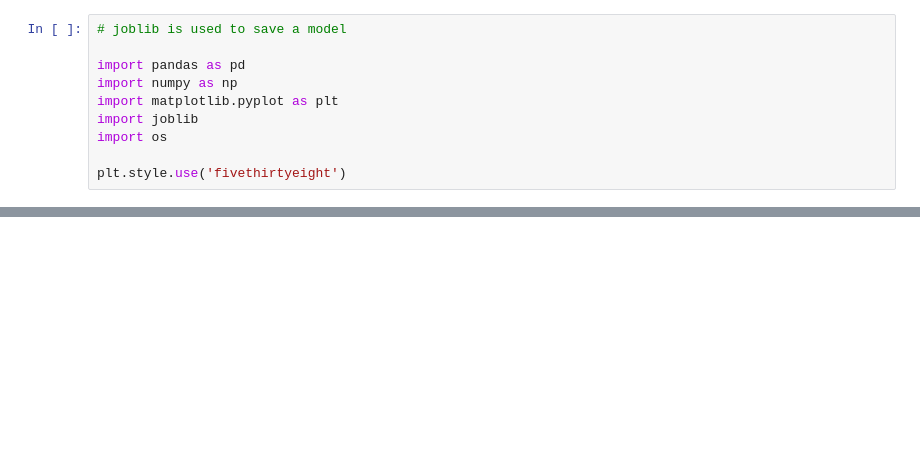
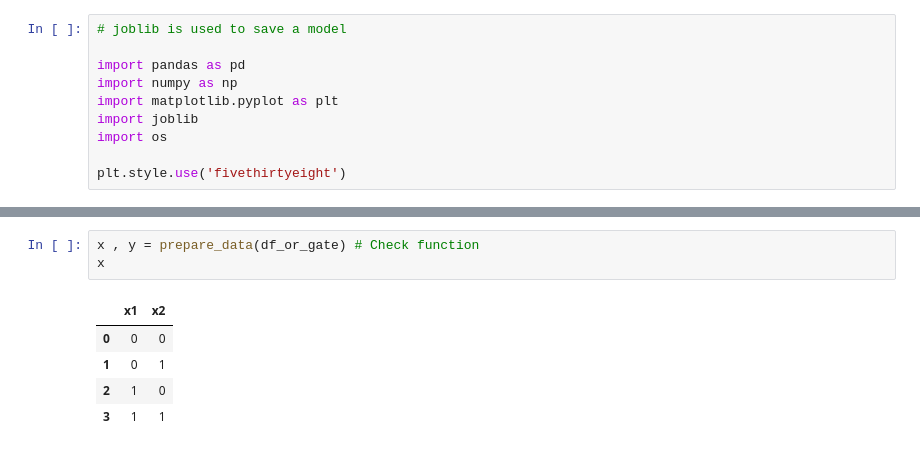
Before and after one commit to harshpaseriya/hp, a Jupyter notebook: Research1_env/DL_perceptron.ipynb, the cells around one changed output, grey strips where cells are left out. Drawn from its saved outputs; the diff is of its cells as text; blank space fills up the shorter version.

```diff
--- a/Research1_env/DL_perceptron.ipynb
+++ b/Research1_env/DL_perceptron.ipynb
@@ -30,0 +78,9 @@ array([-0.00011296,  0.00010255, -0.00023499])
+# %%
+x , y = prepare_data(df_or_gate) # Check function
+x
+# %% [output]
+|  | x1 | x2 |
+| 0 | 0 | 0 |
+| 1 | 0 | 1 |
+| 2 | 1 | 0 |
+| 3 | 1 | 1 |
```
Also changed, not shown: parts of 15 cells of this notebook.
